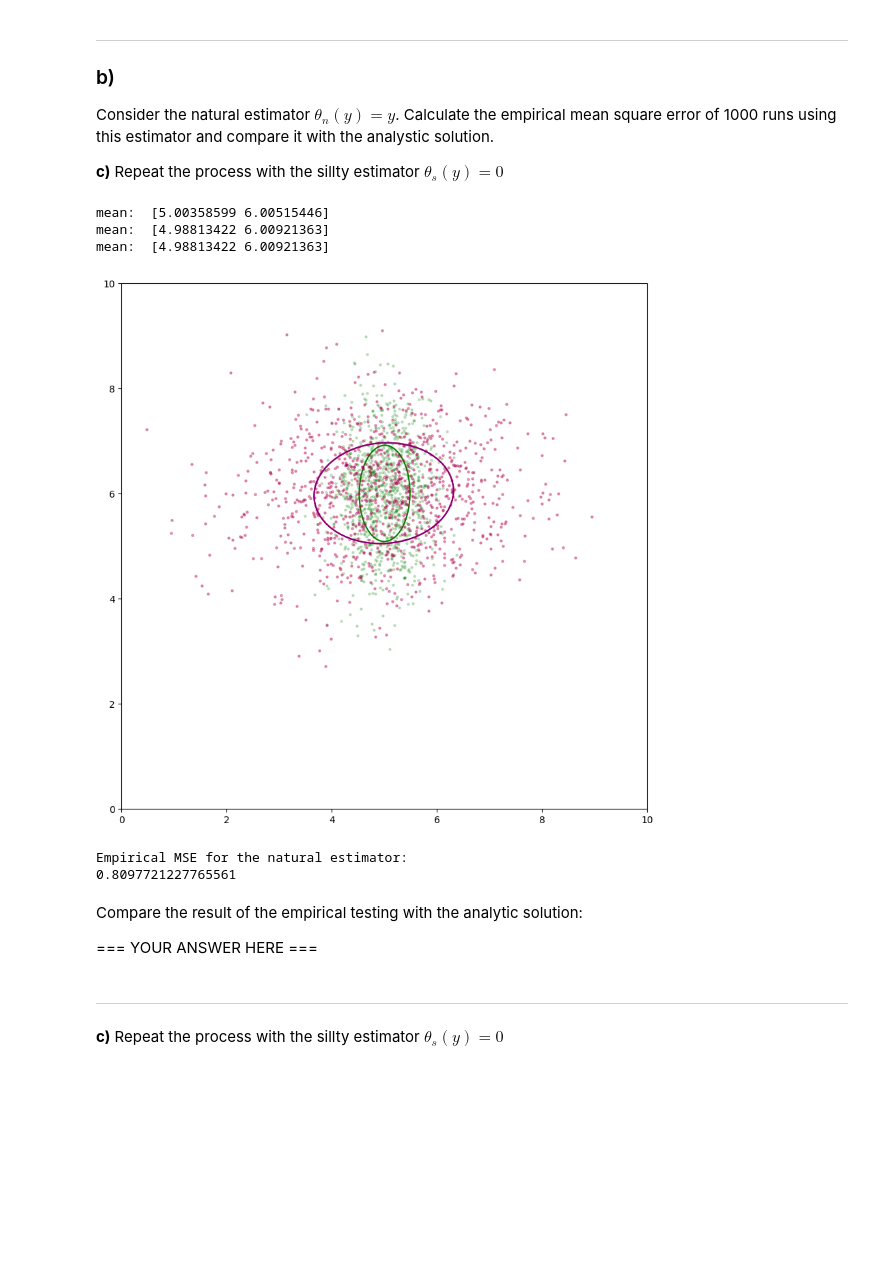
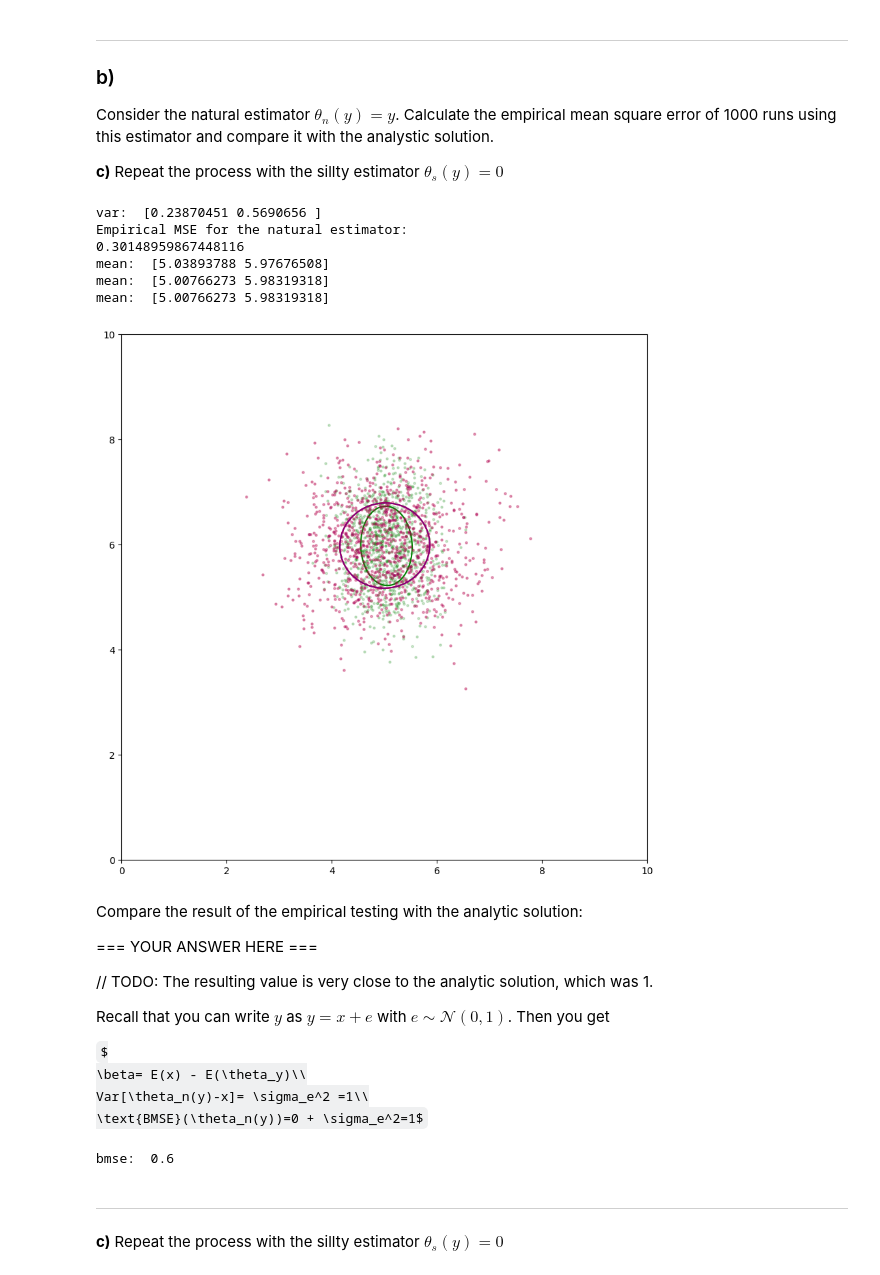
Before and after one commit to derMacon/ss23_sensor-data-fusion, a Jupyter notebook: jupyter-notebooks/exercises-self-created/ex06_problems_modified.ipynb, the cells around one changed output. Cells and saved outputs as stored; diff of their text form; code cells hidden in the pictures; some formulas as TeX source; blank space fills up the shorter version.

Commit message:
first draft - empirical solution for modified ex06

```diff
--- a/jupyter-notebooks/exercises-self-created/ex06_problems_modified.ipynb
+++ b/jupyter-notebooks/exercises-self-created/ex06_problems_modified.ipynb
@@ -57,8 +57,8 @@ def draw_sample(mean_x, var_x, mean_e, var_e, sample_count):
     x = []
 
     for curr_run in range(sample_count):
-        curr_x = np.random.multivariate_normal(mean_x, var_x)
-        curr_e = np.random.multivariate_normal(mean_e, var_e)
+        curr_x = np.random.multivariate_normal(mean_x, np.sqrt(var_x))
+        curr_e = np.random.multivariate_normal(mean_e, np.sqrt(var_e))
 
         x.append(curr_x)
         y.append(curr_x + curr_e)
@@ -152,36 +152,61 @@ def empirical_mean_square_error(estimates_y, samples_x):
     return MSE
 # %%
 mean_x = [5, 6]
-var_x = [[0.25, 0], [0, 0.8]]
+var_x = [[0.25, 0], [0, 0.6]]
 mean_e = [0, 0]
-var_e =  [[1.5, 0], [0, 0.1]]
+var_e =  [[0.5, 0], [0, 0.1]]
 
 samples_y, samples_x = draw_sample(mean_x, var_x, mean_e, var_e, 1000)
 estimates = theta_n(samples_y)
+
+print("var: ", np.var(samples_x, axis=0))
+
 # Calculate the MSE for the natural estimator
 empirical_MSE_natural = empirical_mean_square_error(estimates, samples_x)
+
+print("Empirical MSE for the natural estimator: ")
+print(empirical_MSE_natural)
 
 ax = init_subplots()
 visualize_points(ax, samples_x, 'green', 'samples_x')
 visualize_points(ax, samples_y, 'red', 'samples_y')
 visualize_points(ax, estimates, 'purple', 'estimates')
 
 ax.set_aspect('equal')
 plt.show()
-
-print("Empirical MSE for the natural estimator: ")
-print(empirical_MSE_natural)
 # %% [output]
-mean:  [5.00358599 6.00515446]
-mean:  [4.98813422 6.00921363]
-mean:  [4.98813422 6.00921363]
+var:  [0.23870451 0.5690656 ]
+Empirical MSE for the natural estimator:
+0.30148959867448116
+mean:  [5.03893788 5.97676508]
+mean:  [5.00766273 5.98319318]
+mean:  [5.00766273 5.98319318]
-[figure, old version]
+[figure, new version]
-Empirical MSE for the natural estimator:
-0.8097721227765561
-# %% [markdown]
-Compare the result of the empirical testing with the analytic solution:
-
-=== YOUR ANSWER HERE ===
+# %% [markdown]
+Compare the result of the empirical testing with the analytic solution:
+
+=== YOUR ANSWER HERE ===
+
+// TODO: The resulting value is very close to the analytic solution, which was 1.
+
+Recall that you can write $y$ as $y=x+e$ with $e\sim\mathcal{N}(0, 1)$. Then you get
+
+$
+\beta= E(x) - E(\theta_y)\\
+Var[\theta_n(y)-x]= \sigma_e^2 =1\\
+\text{BMSE}(\theta_n(y))=0 + \sigma_e^2=1$
+# %%
+mean_theta_y = np.array(mean_x) + np.array(mean_e)
+bias = mean_x - mean_theta_y
+
+trace_error_cov = np.trace(var_e)
+bias_matrix = np.array([bias]).T @ np.array([bias])
+trace_bias = np.trace(bias_matrix)
+bmse = trace_error_cov + trace_bias
+
+print("bmse: ", trace_error_cov)
+# %% [output]
+bmse:  0.6
 # %% [markdown]
 ---
 __c)__ Repeat the process with the sillty estimator $\theta_s(y) = 0$
```
